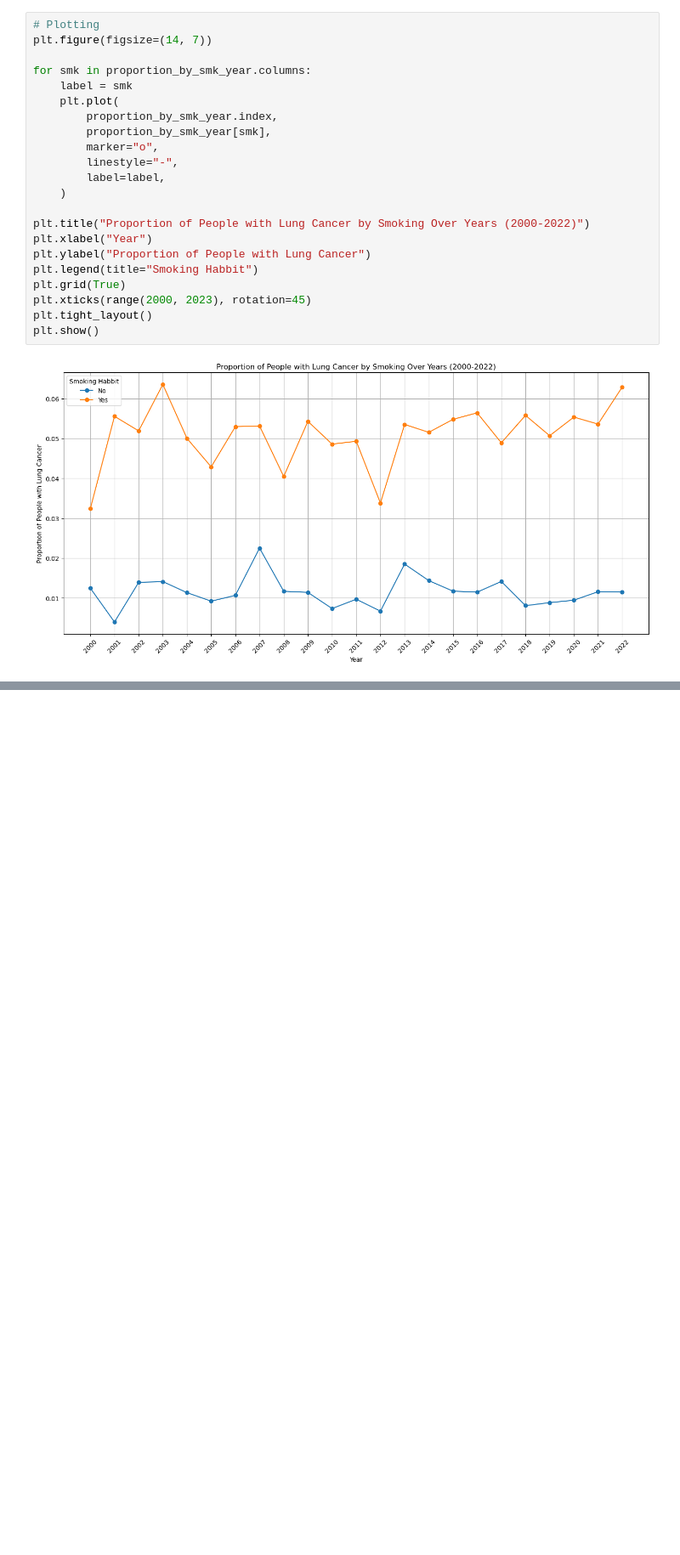
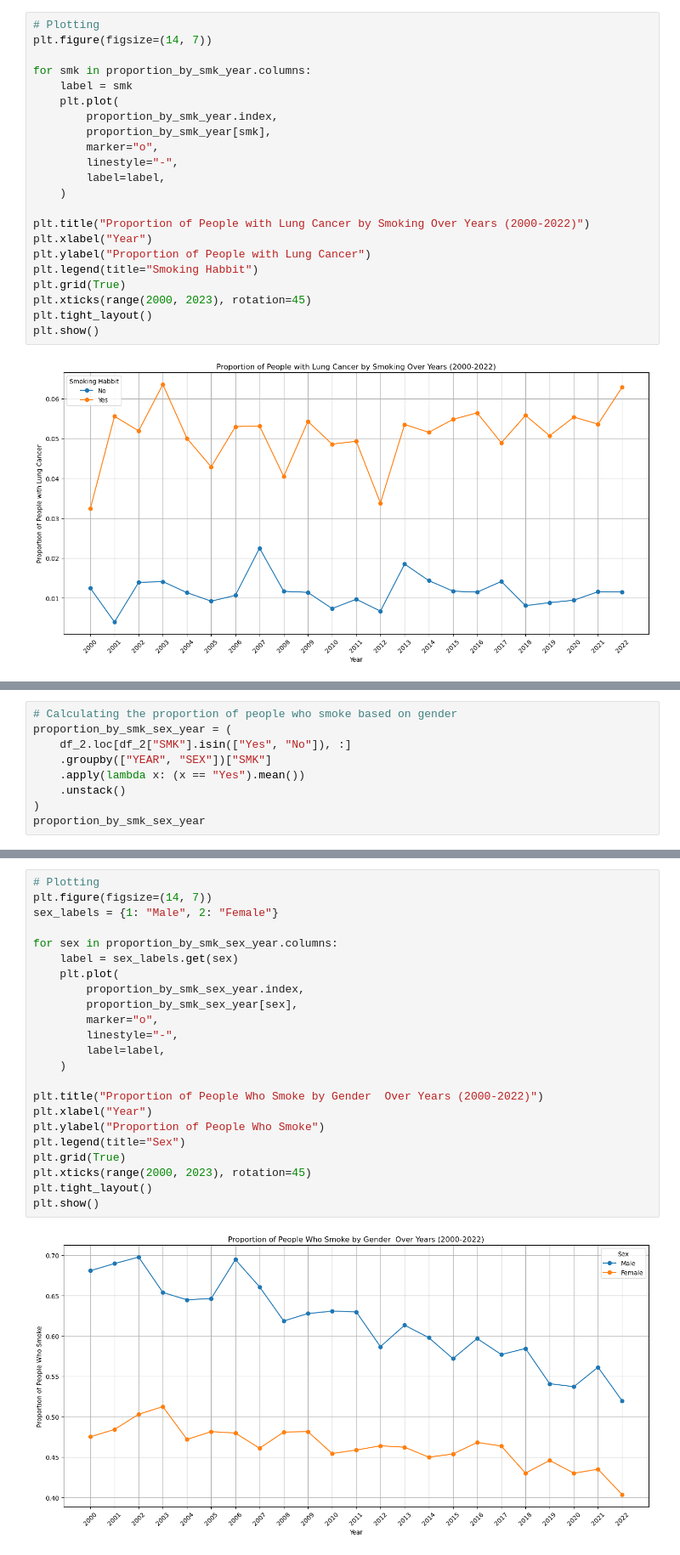
Before and after one commit to MIDS-at-Duke/uds-2024-flyingsloths, a Jupyter notebook: 02_Code/lifestyle.ipynb, the cells around one changed output, grey strips where cells are left out. Shown at 85% size. Saved outputs shown, nothing was run; the diff lists cells and outputs as text; blank space fills up the shorter version.

Commit message:
added plots

```diff
--- a/02_Code/lifestyle.ipynb
+++ b/02_Code/lifestyle.ipynb
@@ -188,0 +198,9 @@ plt.show()
+# %%
+# Calculating the proportion of people who smoke based on gender
+proportion_by_smk_sex_year = (
+    df_2.loc[df_2["SMK"].isin(["Yes", "No"]), :]
+    .groupby(["YEAR", "SEX"])["SMK"]
+    .apply(lambda x: (x == "Yes").mean())
+    .unstack()
+)
+proportion_by_smk_sex_year
@@ -188,0 +226,25 @@ plt.show()
+# %%
+# Plotting
+plt.figure(figsize=(14, 7))
+sex_labels = {1: "Male", 2: "Female"}
+
+for sex in proportion_by_smk_sex_year.columns:
+    label = sex_labels.get(sex)
+    plt.plot(
+        proportion_by_smk_sex_year.index,
+        proportion_by_smk_sex_year[sex],
+        marker="o",
+        linestyle="-",
+        label=label,
+    )
+
+plt.title("Proportion of People Who Smoke by Gender  Over Years (2000-2022)")
+plt.xlabel("Year")
+plt.ylabel("Proportion of People Who Smoke")
+plt.legend(title="Sex")
+plt.grid(True)
+plt.xticks(range(2000, 2023), rotation=45)
+plt.tight_layout()
+plt.show()
+# %% [output]
+[figure, added]
```
Also changed, not shown: parts of 7 cells of this notebook.
